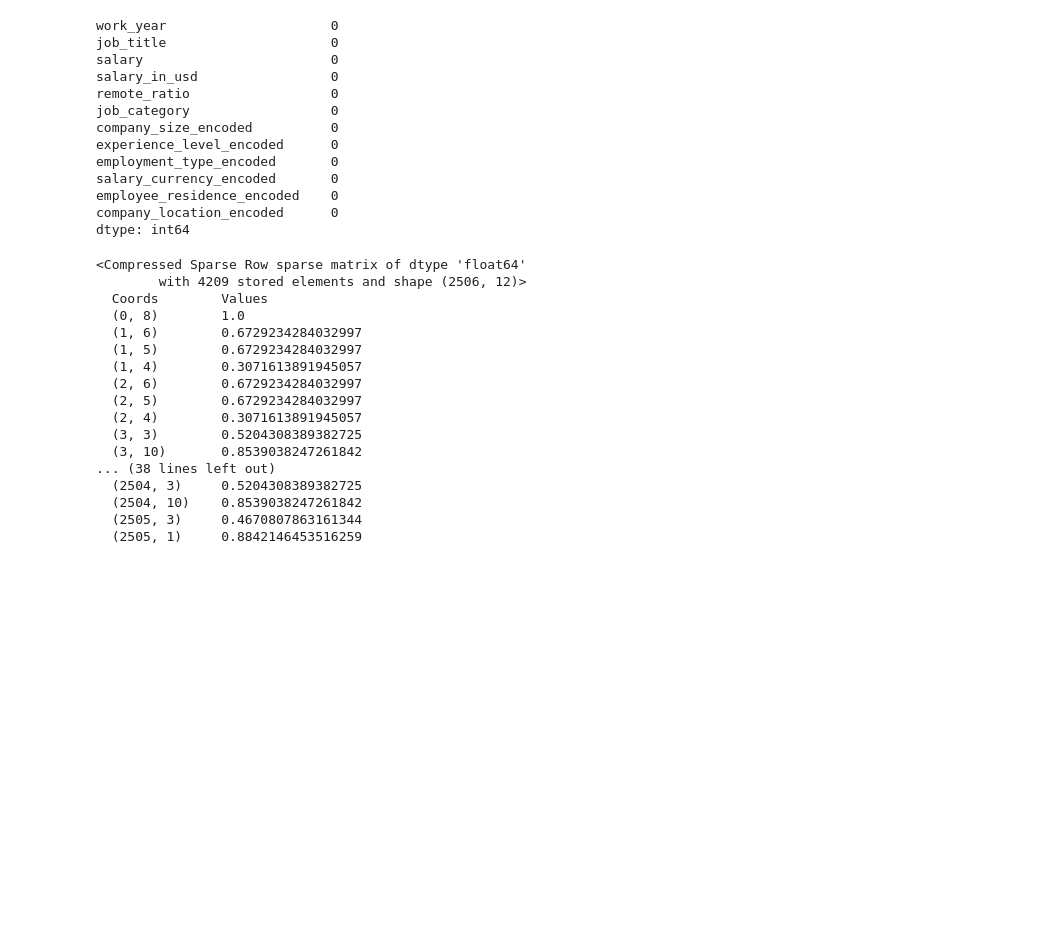
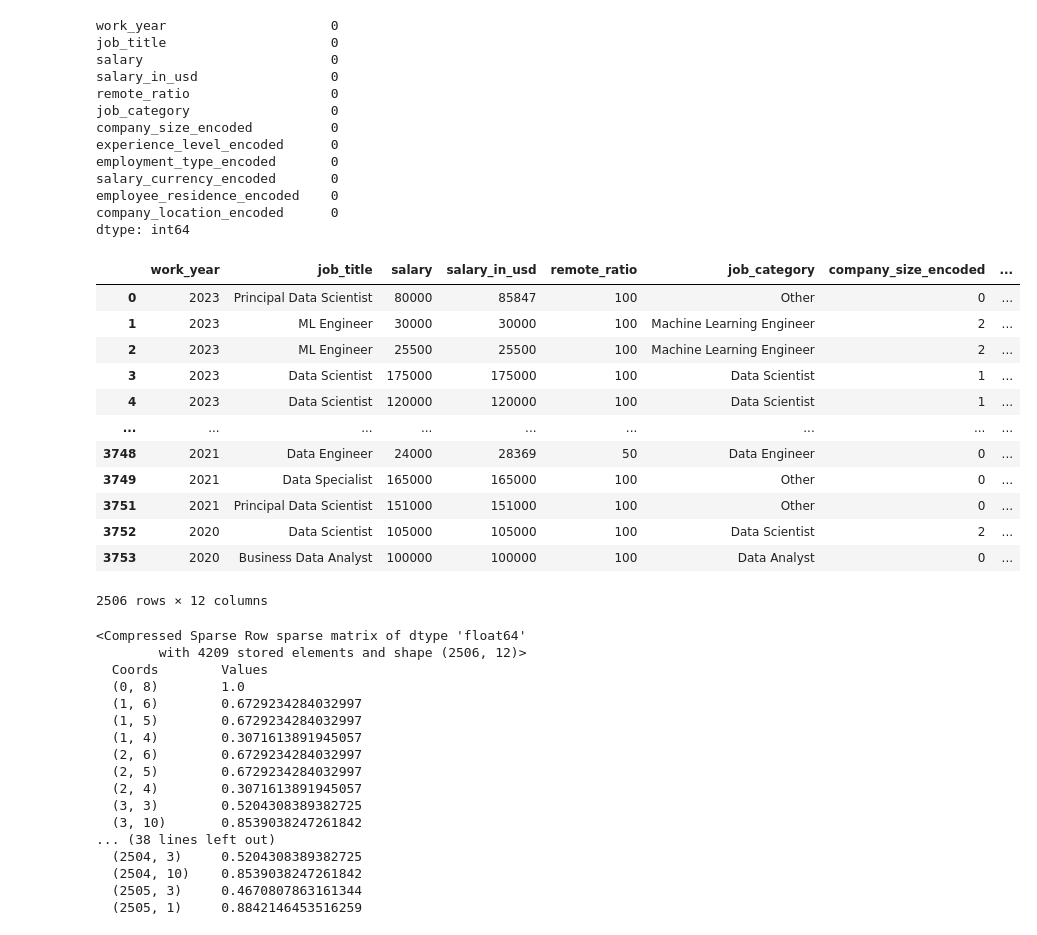
Before and after one commit to Rusttm/DSprojects, a Jupyter notebook: EDA/lesson10/seminar10_DZ.ipynb, the cells around one changed output. Saved outputs shown, nothing was run; the diff lists cells and outputs as text; code cells hidden in the pictures; blank space fills up the shorter version.

```diff
--- a/EDA/lesson10/seminar10_DZ.ipynb
+++ b/EDA/lesson10/seminar10_DZ.ipynb
@@ -389,6 +389,22 @@ salary_currency_encoded       0
 employee_residence_encoded    0
 company_location_encoded      0
 dtype: int64
+# %%
+df
+# %% [output]
+|  | work_year | job_title | salary | salary_in_usd | remote_ratio | job_category | company_size_encoded | ... |
+| 0 | 2023 | Principal Data Scientist | 80000 | 85847 | 100 | Other | 0 | ... |
+| 1 | 2023 | ML Engineer | 30000 | 30000 | 100 | Machine Learning Engineer | 2 | ... |
+| 2 | 2023 | ML Engineer | 25500 | 25500 | 100 | Machine Learning Engineer | 2 | ... |
+| 3 | 2023 | Data Scientist | 175000 | 175000 | 100 | Data Scientist | 1 | ... |
+| 4 | 2023 | Data Scientist | 120000 | 120000 | 100 | Data Scientist | 1 | ... |
+| ... | ... | ... | ... | ... | ... | ... | ... | ... |
+| 3748 | 2021 | Data Engineer | 24000 | 28369 | 50 | Data Engineer | 0 | ... |
+| 3749 | 2021 | Data Specialist | 165000 | 165000 | 100 | Other | 0 | ... |
+| 3751 | 2021 | Principal Data Scientist | 151000 | 151000 | 100 | Other | 0 | ... |
+| 3752 | 2020 | Data Scientist | 105000 | 105000 | 100 | Data Scientist | 2 | ... |
+| 3753 | 2020 | Business Data Analyst | 100000 | 100000 | 100 | Data Analyst | 0 | ... |
+2506 rows × 12 columns
 # %%
 # название должностей
 # применим tf-idf
```
Also changed, not shown: parts of 4 cells of this notebook.
